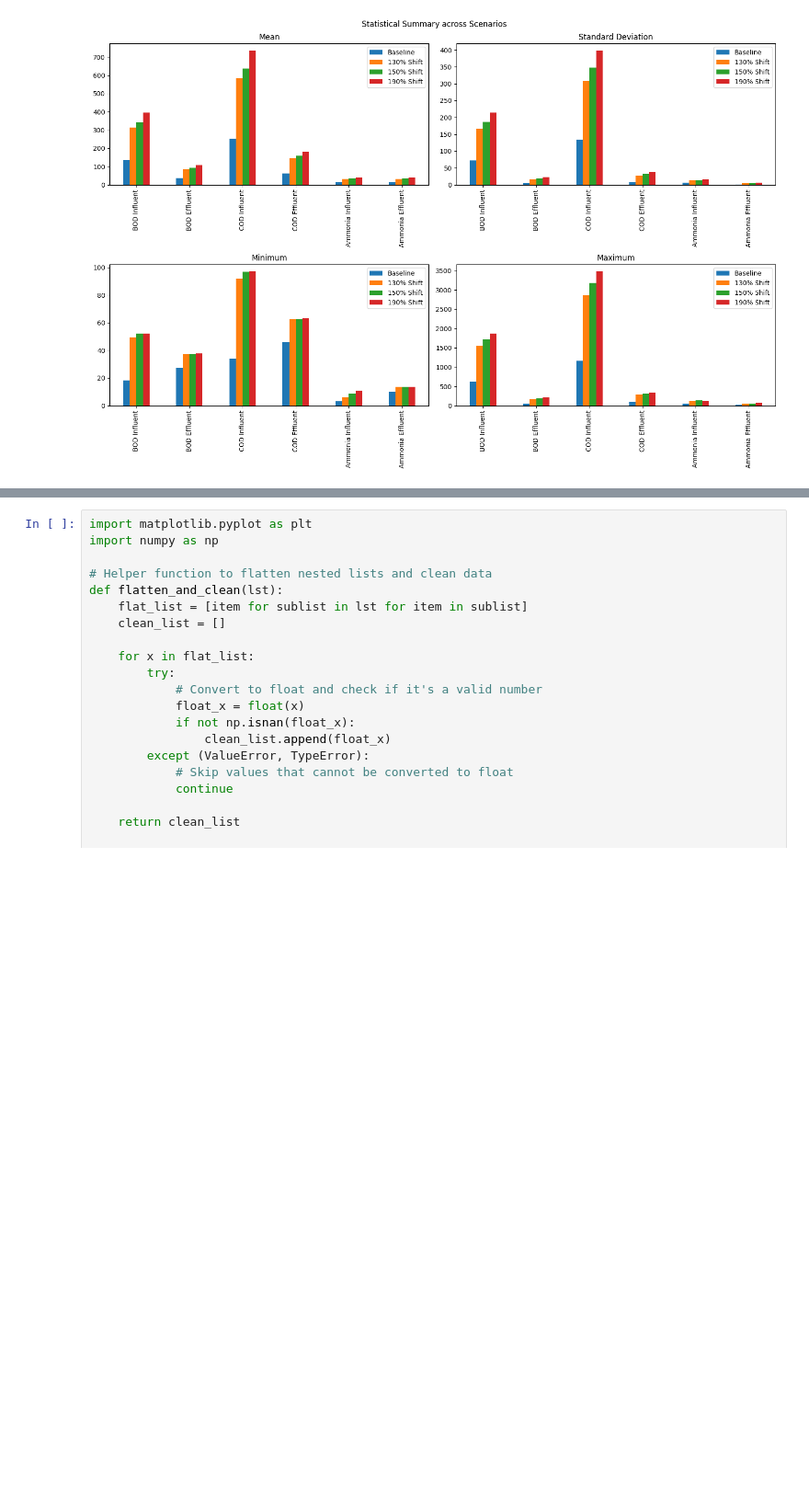
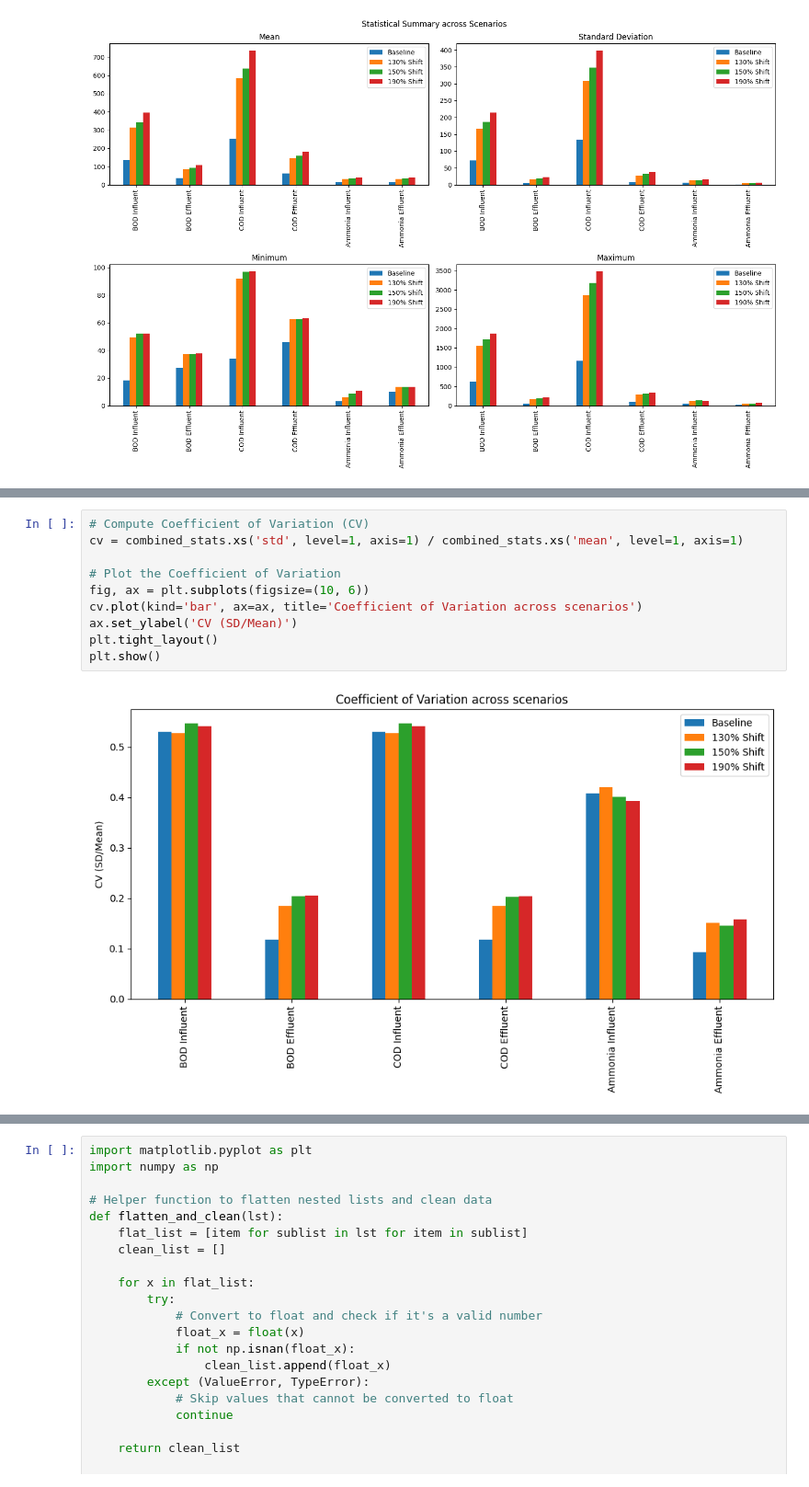
Before and after one commit to annalaino/non.linearity.code, a Jupyter notebook: process data analysis on non-linearity.ipynb, the cells around one changed output, grey strips where cells are left out. Shown at 92% size. Cells and saved outputs as stored; diff of their text form; blank space fills up the shorter version.

```diff
--- a/process data analysis on non-linearity.ipynb
+++ b/process data analysis on non-linearity.ipynb
@@ -321,3 +388,15 @@ plt.show()
+# %%
+# Compute Coefficient of Variation (CV)
+cv = combined_stats.xs('std', level=1, axis=1) / combined_stats.xs('mean', level=1, axis=1)
+
+# Plot the Coefficient of Variation
+fig, ax = plt.subplots(figsize=(10, 6))
+cv.plot(kind='bar', ax=ax, title='Coefficient of Variation across scenarios')
+ax.set_ylabel('CV (SD/Mean)')
+plt.tight_layout()
+plt.show()
+# %% [output]
+[figure, added]
 # %%
 def compute_recovery_time(series, time_step=0.05):
     non_compliance_duration = 0
```
Also changed, not shown: parts of 4 cells of this notebook.
